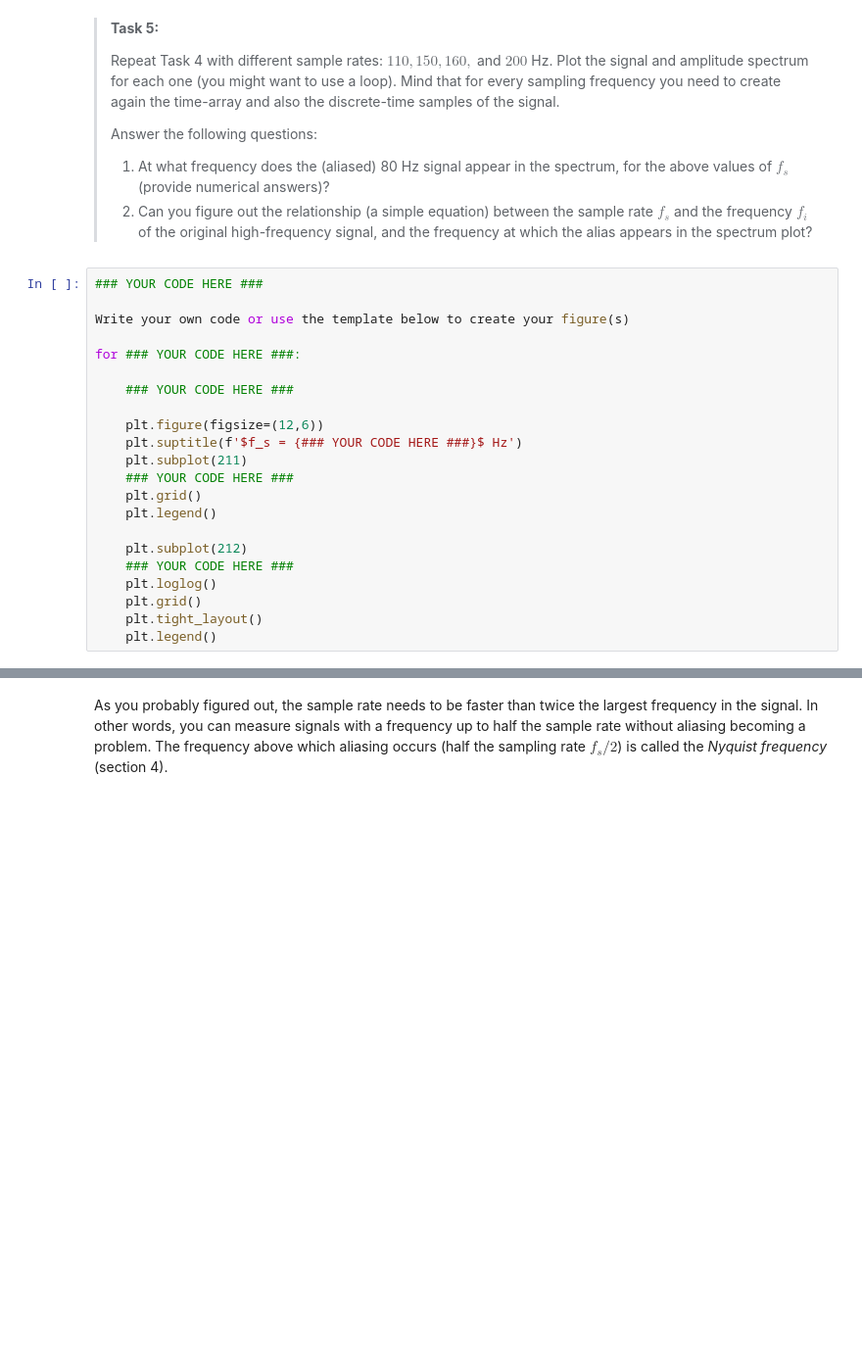
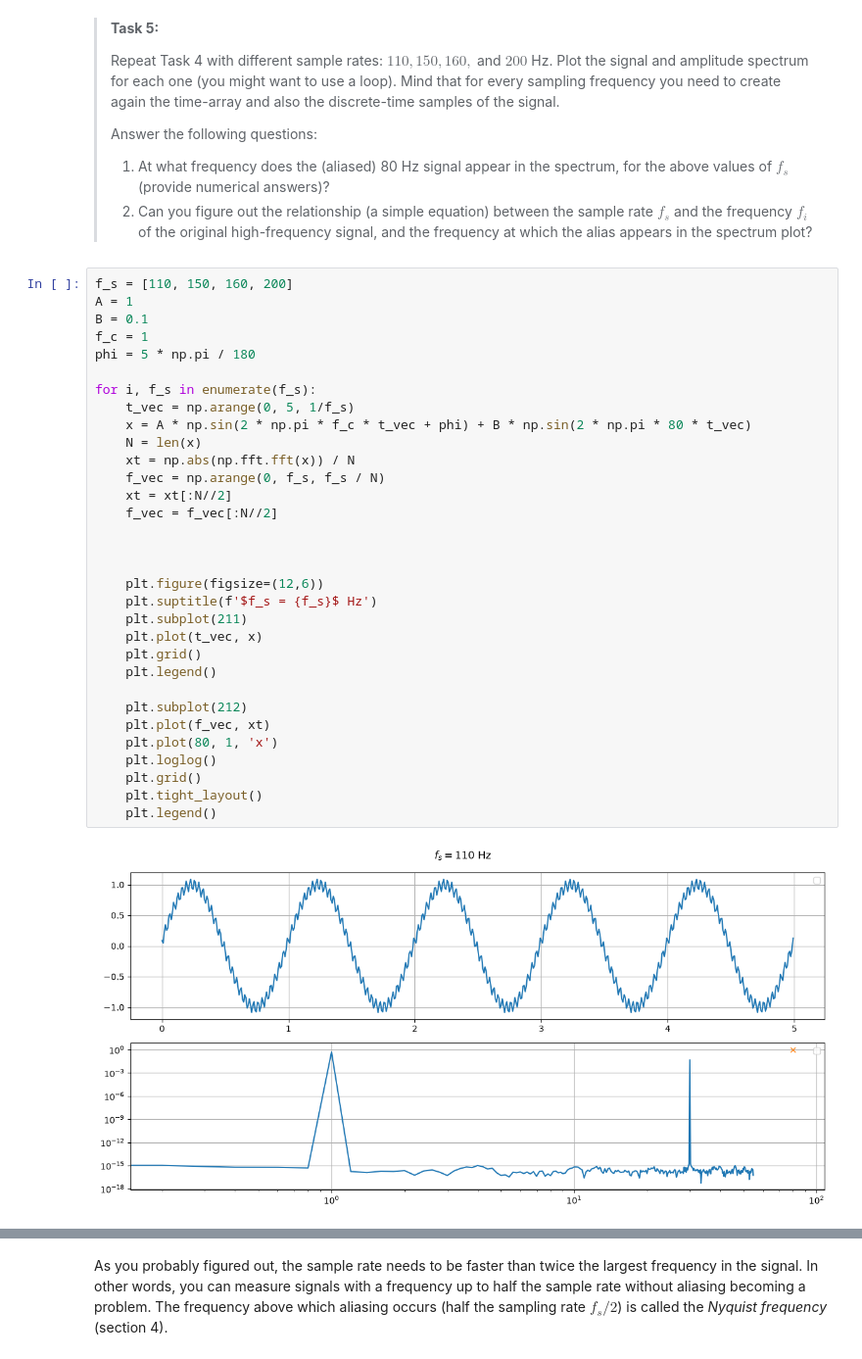
Before and after one commit to Wiggy-020/MUDE2GA2.3, a Jupyter notebook: Analysis.ipynb, the cells around one changed output, grey strips where cells are left out. Shown at 98% size. Saved outputs shown, nothing was run; the diff lists cells and outputs as text; blank space fills up the shorter version.

```diff
--- a/Analysis.ipynb
+++ b/Analysis.ipynb
@@ -290,25 +303,37 @@ So, how fast do we need to sample to capture an $80$ Hz signal?
 >
 > 1. At what frequency does the (aliased) 80 Hz signal appear in the spectrum, for the above values of $f_s$ (provide numerical answers)?
 > 2. Can you figure out the relationship (a simple equation) between the sample rate $f_s$ and the frequency $f_i$ of the original high-frequency signal, and the frequency at which the alias appears in the spectrum plot?
-# %%
-### YOUR CODE HERE ###
-
-Write your own code or use the template below to create your figure(s)
-
-for ### YOUR CODE HERE ###:
-
-    ### YOUR CODE HERE ###
-
-    plt.figure(figsize=(12,6))
-    plt.suptitle(f'$f_s = {### YOUR CODE HERE ###}$ Hz')
-    plt.subplot(211)
-    ### YOUR CODE HERE ###
-    plt.grid()
-    plt.legend()
-
-    plt.subplot(212)
-    ### YOUR CODE HERE ###
-    plt.loglog()
-    plt.grid()
-    plt.tight_layout()
-    plt.legend()
+# %%
+f_s = [110, 150, 160, 200]
+A = 1
+B = 0.1
+f_c = 1
+phi = 5 * np.pi / 180
+
+for i, f_s in enumerate(f_s):
+    t_vec = np.arange(0, 5, 1/f_s)
+    x = A * np.sin(2 * np.pi * f_c * t_vec + phi) + B * np.sin(2 * np.pi * 80 * t_vec)
+    N = len(x)
+    xt = np.abs(np.fft.fft(x)) / N
+    f_vec = np.arange(0, f_s, f_s / N)
+    xt = xt[:N//2]
+    f_vec = f_vec[:N//2]
+
+
+
+    plt.figure(figsize=(12,6))
+    plt.suptitle(f'$f_s = {f_s}$ Hz')
+    plt.subplot(211)
+    plt.plot(t_vec, x)
+    plt.grid()
+    plt.legend()
+
+    plt.subplot(212)
+    plt.plot(f_vec, xt)
+    plt.plot(80, 1, 'x')
+    plt.loglog()
+    plt.grid()
+    plt.tight_layout()
+    plt.legend()
+# %% [output]
+[figure, added]
```
Also changed, not shown: parts of 7 cells of this notebook, 1 other file.
